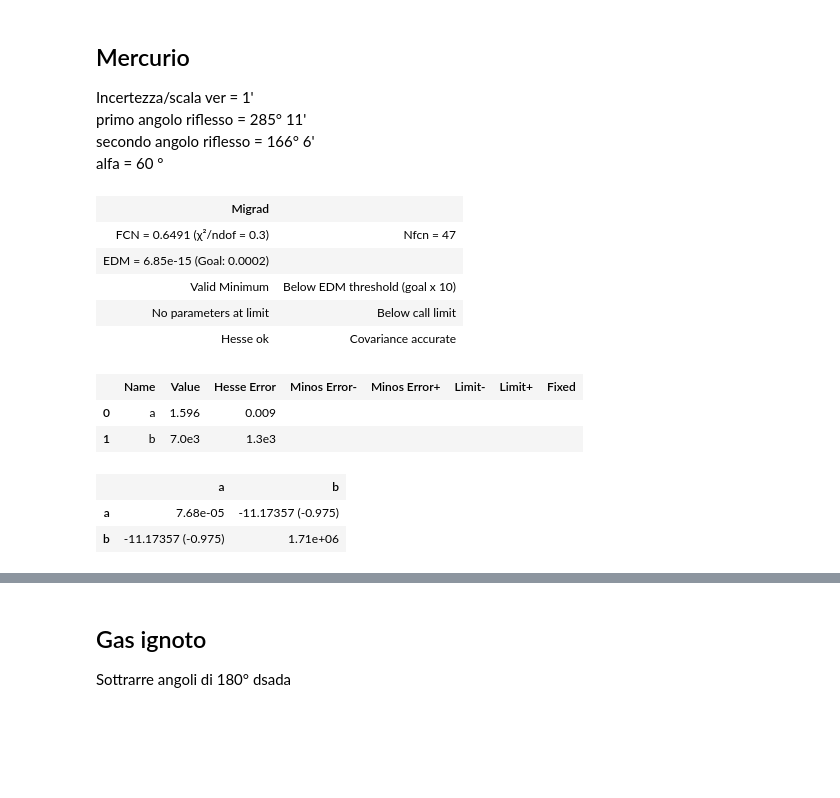
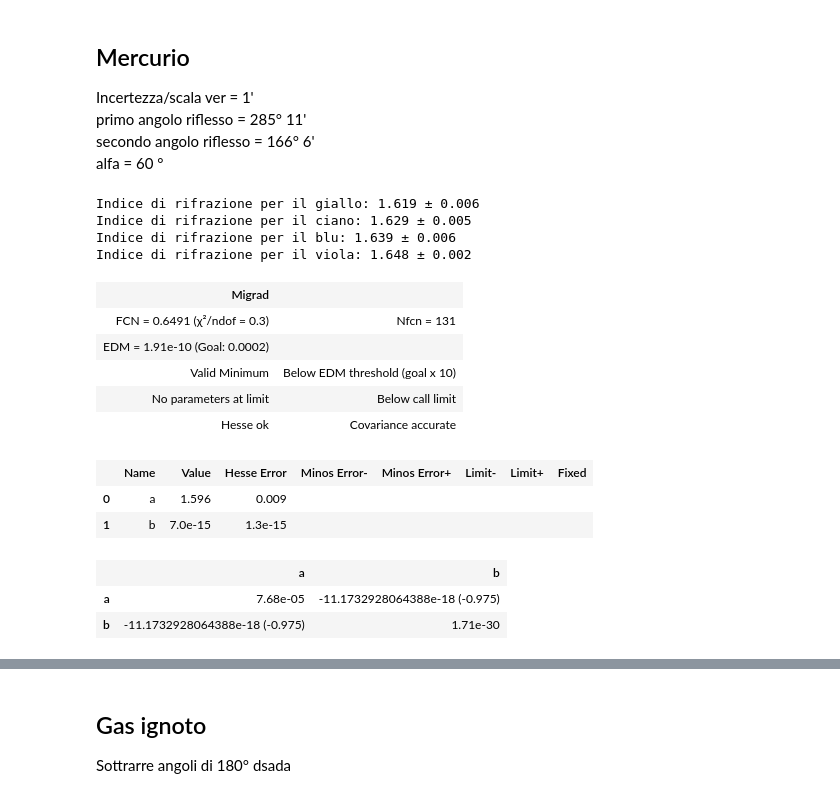
Before and after one commit to Pavar0tty/Laboratorio_2, a Jupyter notebook: Spettrometro/Analisi.ipynb, the cells around one changed output, grey strips where cells are left out. Drawn from its saved outputs; the diff is of its cells as text; code cells hidden in the pictures; blank space fills up the shorter version.

```diff
--- a/Spettrometro/Analisi.ipynb
+++ b/Spettrometro/Analisi.ipynb
@@ -14,6 +14,9 @@ def dms_to_dd(d, m, s):
     return dd
 
 def minima_dev_prisma(deg, alfa):
+    '''
+    Calcola n dato l'angolo di incidenza e l'angolo di deviazione
+    '''
     return np.sin(np.radians(deg + alfa)/2) / np.sin(np.radians(alfa/2))
 
 def minima_dev_prisma_err(deg, alfa, deg_err, alfa_err):
@@ -26,6 +29,12 @@ def minima_dev_prisma_err(deg, alfa, deg_err, alfa_err):
 
 def cauchy(x, a, b):
     return a + (b) / (x**2)
+
+def cauchy_ignoto(n, a, b):
+    return np.sqrt(abs(b/(n-a)))
+
+def cauchy_ignoto_err(n, a, b, n_err, a_err, b_err, cov_ab):
+    return np.sqrt(b*(a_err/(2*(n-a)))**2 + (b_err/2)**2/b + b*(n_err/2)**2 + cov_ab/2 )/(np.sqrt(abs(n-a)))
 # %% [markdown]
 # CARATTERIZZAZIONE DEL PRISMA
 # %% [markdown]
@@ -71,6 +80,7 @@ err_blu_prisma = np.std(primi_blu_prisma_list, ddof=1)/np.sqrt(len(primi_blu_pri
 err_viola_prisma = np.std(primi_viola_prisma_list, ddof=1)/np.sqrt(len(primi_viola_prisma_list))
 # %%
 #Calcolo di n per le varie lunghezze d'onda
+#minima_dev_prisma calcola n trasponendo le misure in radianti
 
 alfa = 60
 
@@ -83,31 +93,41 @@ err_n_giallo_prisma = minima_dev_prisma_err(deg_giallo_prisma, alfa, err_giallo_
 err_n_ciano_prisma = minima_dev_prisma_err(deg_ciano_prisma, alfa, err_ciano_prisma, 0)
 err_n_blu_prisma = minima_dev_prisma_err(deg_blu_prisma, alfa, err_blu_prisma, 0)
 err_n_viola_prisma = minima_dev_prisma_err(deg_viola_prisma, alfa, err_viola_prisma, 0)
+
+print(f"Indice di rifrazione per il giallo: {n_giallo_prisma:.4g} ± {err_n_giallo_prisma:.1g}")
+print(f"Indice di rifrazione per il ciano: {n_ciano_prisma:.4g} ± {err_n_ciano_prisma:.1g}")
+print(f"Indice di rifrazione per il blu: {n_blu_prisma:.4g} ± {err_n_blu_prisma:.1g}")
+print(f"Indice di rifrazione per il viola: {n_viola_prisma:.4g} ± {err_n_viola_prisma:.1g}")
+# %% [output]
+Indice di rifrazione per il giallo: 1.619 ± 0.006
+Indice di rifrazione per il ciano: 1.629 ± 0.005
+Indice di rifrazione per il blu: 1.639 ± 0.006
+Indice di rifrazione per il viola: 1.648 ± 0.002
 # %%
 #Interpolazione di lambda e n ottenuti con la formula di Cauchy
-lambda_giallo = 579.0663
-lambda_ciano = 435.8328
-lambda_blu = 404.6563
-lambda_viola = 365.0153
+lambda_giallo = 579.0663*10**(-9)
+lambda_ciano = 435.8328*10**(-9)
+lambda_blu = 404.6563*10**(-9)
+lambda_viola = 365.0153*10**(-9)
 
 lambda_ = [lambda_giallo, lambda_ciano, lambda_blu, lambda_viola]
 n = [n_giallo_prisma, n_ciano_prisma, n_blu_prisma, n_viola_prisma]
 err_n = [err_n_giallo_prisma, err_n_ciano_prisma, err_n_blu_prisma, err_n_viola_prisma]
 
 pars1, vals1, ers1, *other1 = LS_fit(lambda_, n, err_n, cauchy, a = 1, b = 1)
 # %% [output]
 | Migrad |  |
-| FCN = 0.6491 (χ²/ndof = 0.3) | Nfcn = 47 |
-| EDM = 6.85e-15 (Goal: 0.0002) |  |
+| FCN = 0.6491 (χ²/ndof = 0.3) | Nfcn = 131 |
+| EDM = 1.91e-10 (Goal: 0.0002) |  |
 | Valid Minimum | Below EDM threshold (goal x 10) |
 | No parameters at limit | Below call limit |
 | Hesse ok | Covariance accurate |
 |  | Name | Value | Hesse Error | Minos Error- | Minos Error+ | Limit- | Limit+ | Fixed |
 | 0 | a | 1.596 | 0.009 |  |  |  |  |  |
-| 1 | b | 7.0e3 | 1.3e3 |  |  |  |  |  |
+| 1 | b | 7.0e-15 | 1.3e-15 |  |  |  |  |  |
 |  | a | b |
-| a | 7.68e-05 | -11.17357 (-0.975) |
-| b | -11.17357 (-0.975) | 1.71e+06 |
+| a | 7.68e-05 | -11.1732928064388e-18 (-0.975) |
+| b | -11.1732928064388e-18 (-0.975) | 1.71e-30 |
 # %%
 #Plot dei punti sperimentali e della curva interpolante
 plt.errorbar(lambda_, n, yerr=err_n, fmt='o', label="Punti sperimentali")
```
Also changed, not shown: parts of 4 cells of this notebook, 2 other files.
